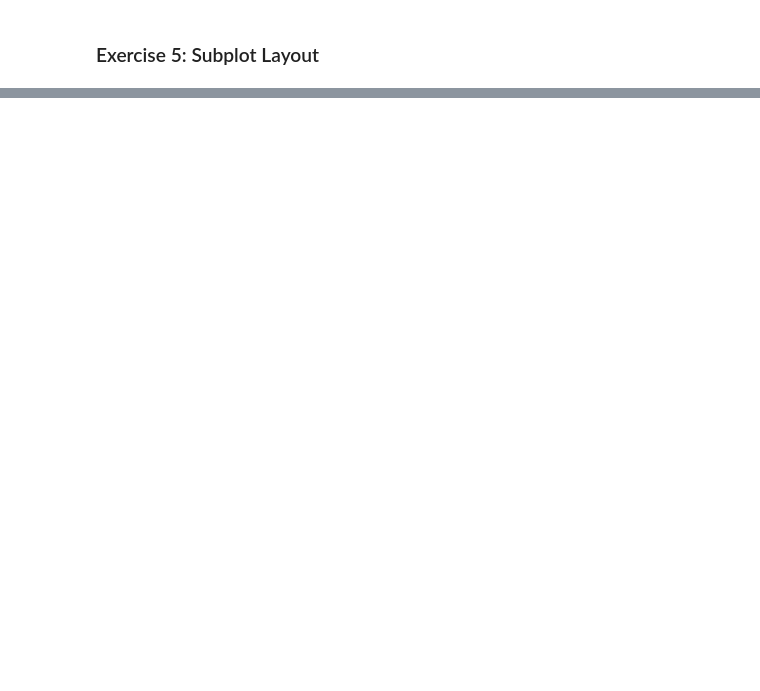
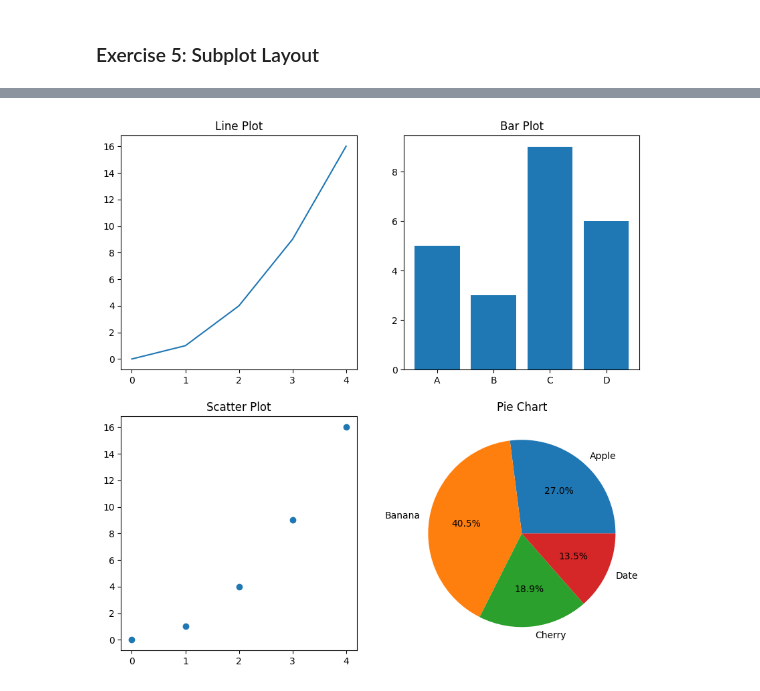
Before and after one commit to Nishanth6353/python-jupyter-template, a Jupyter notebook: src/5-subplot.ipynb, the cells around one changed output, grey strips where cells are left out. Drawn from its saved outputs; the diff is of its cells as text; code cells hidden in the pictures; blank space fills up the shorter version.

```diff
--- a/src/5-subplot.ipynb
+++ b/src/5-subplot.ipynb
@@ -40,0 +6,53 @@ plt.show()
+# %%
+import matplotlib.pyplot as plt
+
+# Data
+x = [0, 1, 2, 3, 4]
+y = [0, 1, 4, 9, 16]
+categories = ['A', 'B', 'C', 'D']
+values = [5, 3, 9, 6]
+labels = ['Apple', 'Banana', 'Cherry', 'Date']
+sizes = [10, 15, 7, 5]
+
+# Error handling: Check if x and y have the same length
+if len(x) != len(y):
+    raise ValueError("The lengths of x and y must be the same for the plot.")
+
+# Check if categories and values have the same length
+if len(categories) != len(values):
+    raise ValueError("The number of categories and values must be the same for the bar plot.")
+
+# Check if labels and sizes have the same length
+if len(labels) != len(sizes):
+    raise ValueError("The number of labels and sizes must be the same for the pie chart.")
+
+# Check if all values in 'y', 'values', and 'sizes' are numeric
+if not all(isinstance(i, (int, float)) for i in y + values + sizes):
+    raise ValueError("All values in y, values, and sizes must be numeric.")
+# Check if all values are non-negative where applicable (e.g., bar and pie chart sizes)
+if any(i < 0 for i in values + sizes):
+    raise ValueError("Values and sizes must be non-negative.")
+
+# Create a 2x2 grid of subplots
+fig, axs = plt.subplots(2, 2, figsize=(10, 10))
+
+# First subplot: Line plot
+axs[0, 0].plot(x, y)
+axs[0, 0].set_title('Line Plot')
+
+# Second subplot: Bar plot
+axs[0, 1].bar(categories, values)
+axs[0, 1].set_title('Bar Plot')
+
+# Third subplot: Scatter plot
+axs[1, 0].scatter(x, y)
+axs[1, 0].set_title('Scatter Plot')
+
+# Fourth subplot: Pie chart
+axs[1, 1].pie(sizes, labels=labels, autopct='%1.1f%%')
+axs[1, 1].set_title('Pie Chart')
+
+# Show the plots
+plt.show()
+# %% [output]
+[figure, added]
```
Also changed, not shown: parts of 1 cell of this notebook, 5 other files.
